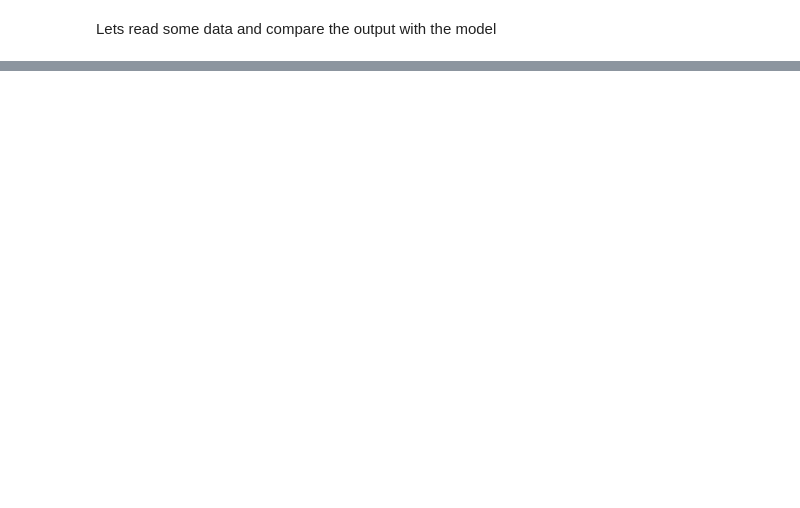
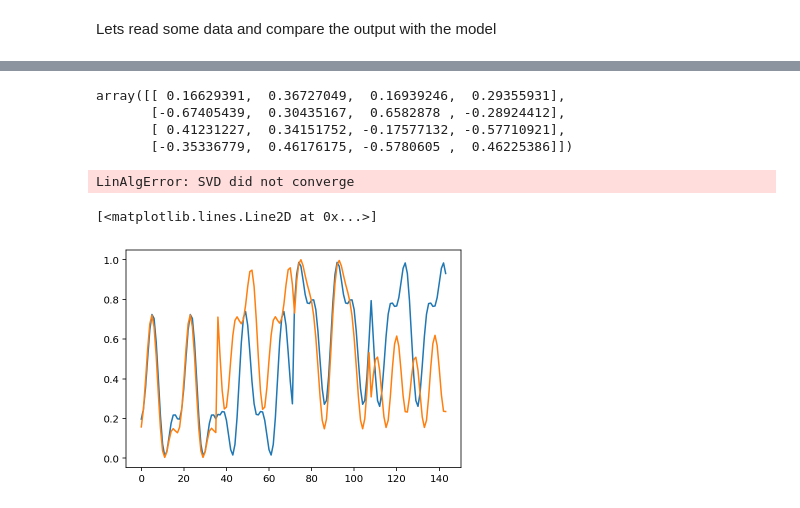
Before and after one commit to vivivum/SPGPylibs, a Jupyter notebook: SPGPylibs/PHItools/polcal_py/polcal_phi.ipynb, the cells around one changed output, grey strips where cells are left out. Saved outputs shown, nothing was run; the diff lists cells and outputs as text; code cells hidden in the pictures; blank space fills up the shorter version.

```diff
--- a/SPGPylibs/PHItools/polcal_py/polcal_phi.ipynb
+++ b/SPGPylibs/PHItools/polcal_py/polcal_phi.ipynb
@@ -219,0 +179,70 @@ print(modm/np.mean(modm[:,0]))
+# %%
+mod_matrix_40 = np.array([[1.0006,-0.7132, 0.4002,-0.5693],
+                            [1.0048, 0.4287,-0.7143, 0.5625],
+                            [0.9963, 0.4269,-0.3652,-0.8229],
+                            [0.9983,-0.4022, 0.9001, 0.1495]])
+demodM = np.linalg.inv(modm)
+demodM
+# %% [output]
+array([[ 0.16629391,  0.36727049,  0.16939246,  0.29355931],
+       [-0.67405439,  0.30435167,  0.6582878 , -0.28924412],
+       [ 0.41231227,  0.34151752, -0.17577132, -0.57710921],
+       [-0.35336779,  0.46176175, -0.5780605 ,  0.46225386]])
+# %%
+#Ajuste de un modelo de instrumento. Tal y como está en IDL
+
+#angulos iniciales para la unidad de calibración
+# que proporciona 36x4 inputs
+theta = np.arange(0, -360, -10)
+theta = np.tile(theta,4)
+
+#datos leidos en el instrumento (36x4 tambien)
+ydata = np.copy(read_signal).astype(float)
+norm = np.max(ydata)
+#ajusto las cuatro medidas a la vez. Input 36x4 -> output 36x4 en un array de 1D
+input_data = (ydata/norm).flatten(order='F')
+#input_data = input_data[0:36]
+
+#el modelo de entrada es
+#pars = {'delta1' : np.array([225, 225, 315, 315]),
+#        'delta2' : np.array([234, 125.26, 54.74, 305.26]),
+#        'theta1' : 0,
+#        'theta2' : 45,
+#        'pol_angle' : 0,
+#        'rot_inst' : 0}
+#y los correspondientes a la PCU
+#        'alpha' : -5.762,  #polarizer offset (PCU)
+#        'delta' : 75.52, #retarder retardance (PCU)  theta (retarder angle) is input X
+#        'angle_rot' : 0
+
+#Los meto como un numpy array a la función lm_pol_model
+input_parameters = np.array([225., 225., 315., 315.,    234.,125.26, 54.74, 305.26,   0.,45.,0.,0.,   -0.762,75.52,0.])
+fix = np.array([1,1,1,1  ,1,1,1,1  ,0,0,0,0  ,1,1,0])
+model, yfit, sigma, chi2 = pln.lm(theta,input_data,input_parameters,pln.lm_pol_model,niter=30,chi2_stop = 1e-20,
+    fix = fix)
+#ilambda = 10, niter = 20, njacobian = True,
+#weights = 1.0, w_cut=1e-10, chi2_stop = 1e-3, cvm = True,istep = 10.):
+
+
+#figura
+fig = plt.figure()
+gs = GridSpec(2, 1,left=0.02, right=0.98, hspace=0.05)
+ax1 = fig.add_subplot(gs[0])
+ax2 = fig.add_subplot(gs[1])
+ax1.plot(input_data,'.')
+ax1.plot(yfit,'-')
+ax2.plot(yfit - input_data)
+
+print(model)
+print(input_parameters)
+# %% [output]
+LinAlgError: SVD did not converge
+# %%
+#pln.numerical_der(theta,input_parameters,pln.lm_pol_model)
+dd,_ = pln.lm_pol_model(theta,input_parameters)
+y,jac = pln.numerical_der(theta,input_parameters,pln.lm_pol_model)
+plt.plot(y,'-')
+plt.plot(input_data,'-')
+# %% [output]
+[<matplotlib.lines.Line2D at 0x...>]
+[figure, added]
```
Also changed, not shown: parts of 17 cells of this notebook, 1 other file.
